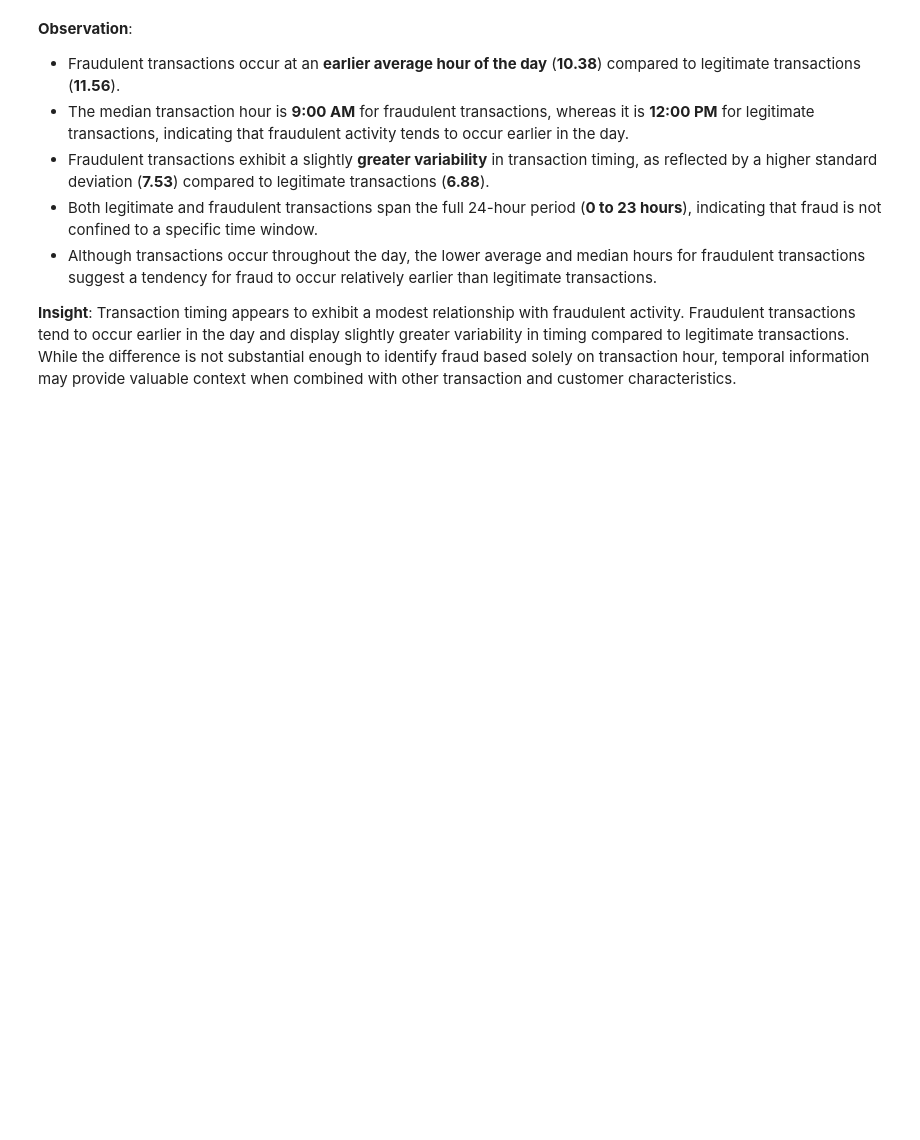
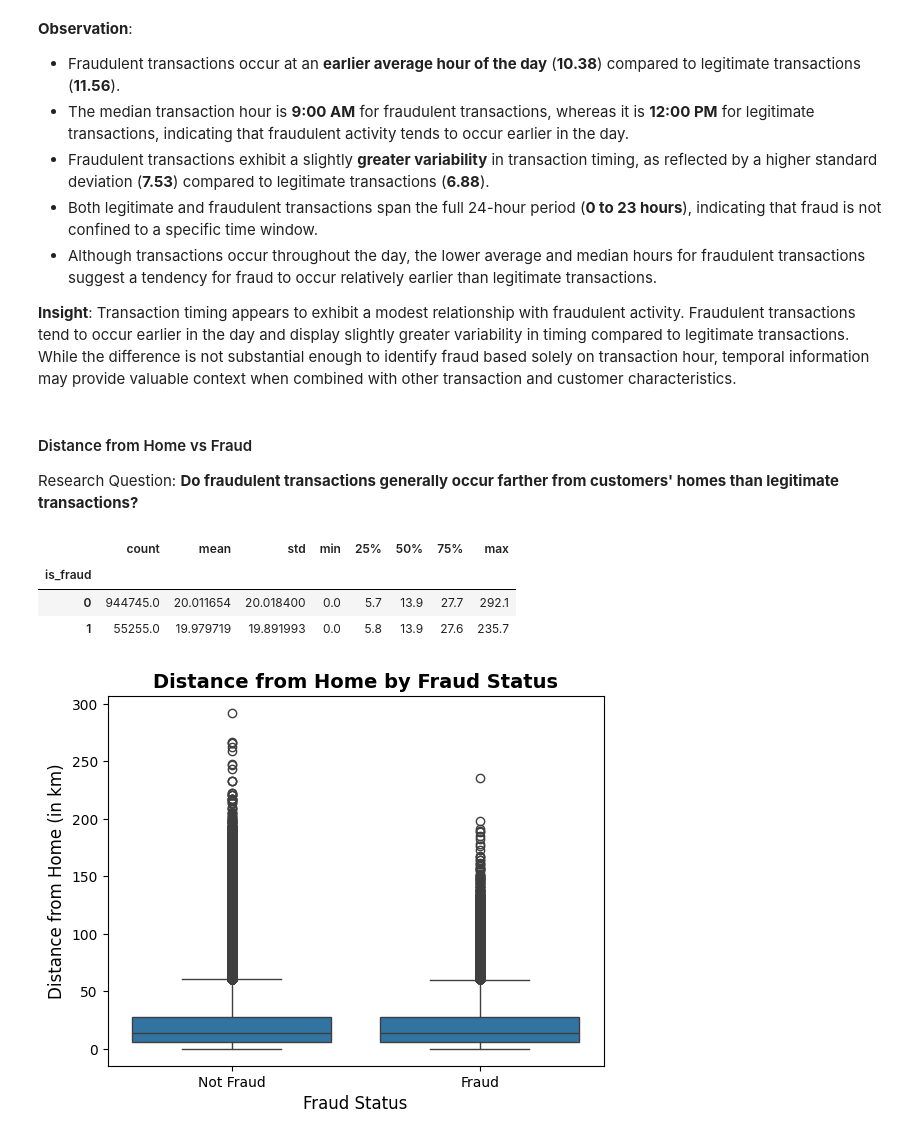
Before and after one commit to abhi-saurav-saroya/bank-fraud-eda, a Jupyter notebook: notebooks/02_exploratory_data_analysis.ipynb, the cells around one changed output. Drawn from its saved outputs; the diff is of its cells as text; code cells hidden in the pictures; blank space fills up the shorter version.

Commit message:
feat(eda/bivariate-analysis): add Distance from Home vs Fraud analysis under Transaction Behaviour by Fraud Status

```diff
--- a/notebooks/02_exploratory_data_analysis.ipynb
+++ b/notebooks/02_exploratory_data_analysis.ipynb
@@ -1739,3 +1739,29 @@ plt.show()
 - Although transactions occur throughout the day, the lower average and median hours for fraudulent transactions suggest a tendency for fraud to occur relatively earlier than legitimate transactions.
 
 **Insight**: Transaction timing appears to exhibit a modest relationship with fraudulent activity. Fraudulent transactions tend to occur earlier in the day and display slightly greater variability in timing compared to legitimate transactions. While the difference is not substantial enough to identify fraud based solely on transaction hour, temporal information may provide valuable context when combined with other transaction and customer characteristics.
+# %% [markdown]
+#### Distance from Home vs Fraud
+
+Research Question: **Do fraudulent transactions generally occur farther from customers' homes than legitimate transactions?**
+# %%
+df.groupby("is_fraud")["distance_from_home_km"].describe()
+# %% [output]
+|  | count | mean | std | min | 25% | 50% | 75% | max |
+| is_fraud |  |  |  |  |  |  |  |  |
+| 0 | 944745.0 | 20.011654 | 20.018400 | 0.0 | 5.7 | 13.9 | 27.7 | 292.1 |
+| 1 | 55255.0 | 19.979719 | 19.891993 | 0.0 | 5.8 | 13.9 | 27.6 | 235.7 |
+# %%
+sns.boxplot(
+    data=df,
+    x="is_fraud",
+    y="distance_from_home_km"
+)
+
+plt.title("Distance from Home by Fraud Status", fontsize=14, fontweight="bold")
+plt.xlabel("Fraud Status", fontsize=12)
+plt.ylabel("Distance from Home (in km)", fontsize=12)
+plt.xticks([0, 1], ["Not Fraud", "Fraud"])
+
+plt.show()
+# %% [output]
+[figure, added]
```
Also changed, not shown: parts of 1 cell of this notebook.
